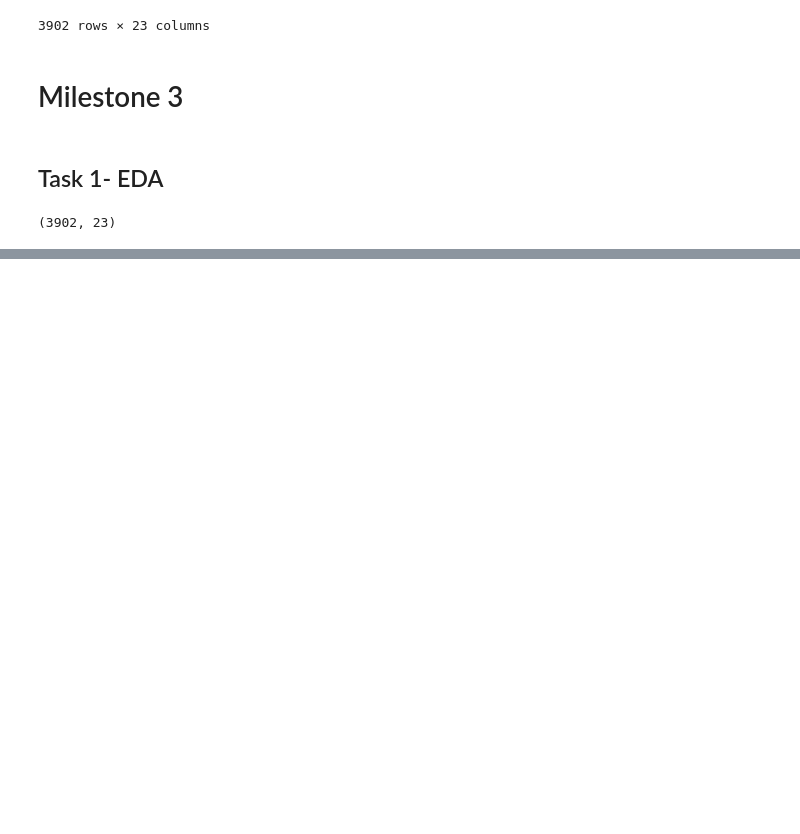
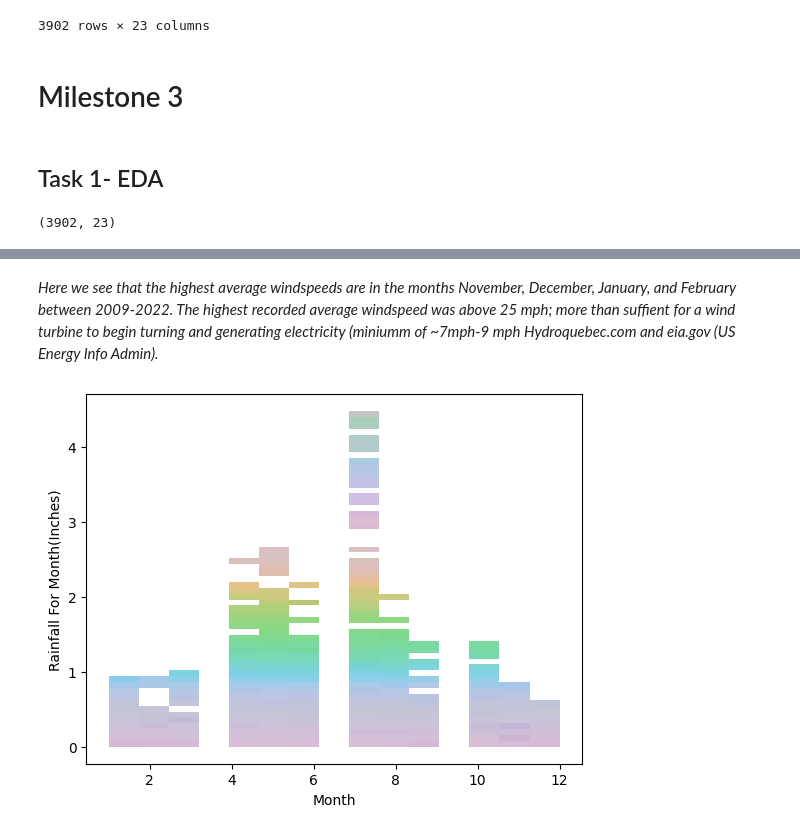
Before and after one commit to ubco-W2022T1-cosc301/project-group29, a Jupyter notebook: notebooks/analysis2.ipynb, the cells around one changed output, grey strips where cells are left out. Drawn from its saved outputs; the diff is of its cells as text; code cells hidden in the pictures; blank space fills up the shorter version.

```diff
--- a/notebooks/analysis2.ipynb
+++ b/notebooks/analysis2.ipynb
@@ -113,0 +94,6 @@ ValueError: could not convert string to float: '2009-01-01'
+# %% [markdown]
+*Here we see that the highest average windspeeds are in the months November, December, January, and February between 2009-2022. The highest recorded average windspeed was above 25 mph; more than suffient for a wind turbine to begin turning and generating electricity (miniumm of ~7mph-9 mph Hydroquebec.com and eia.gov (US Energy Info Admin).*
+# %%
+a = sns.histplot(data=data_raw,x ='Month', y='rfm', hue='rfm',palette='cubehelix', legend=None, multiple='dodge').set(xlabel= 'Month', ylabel='Rainfall For Month(Inches)')
+# %% [output]
+[figure, added]
```
Also changed, not shown: parts of 34 cells of this notebook, 1 other file.
